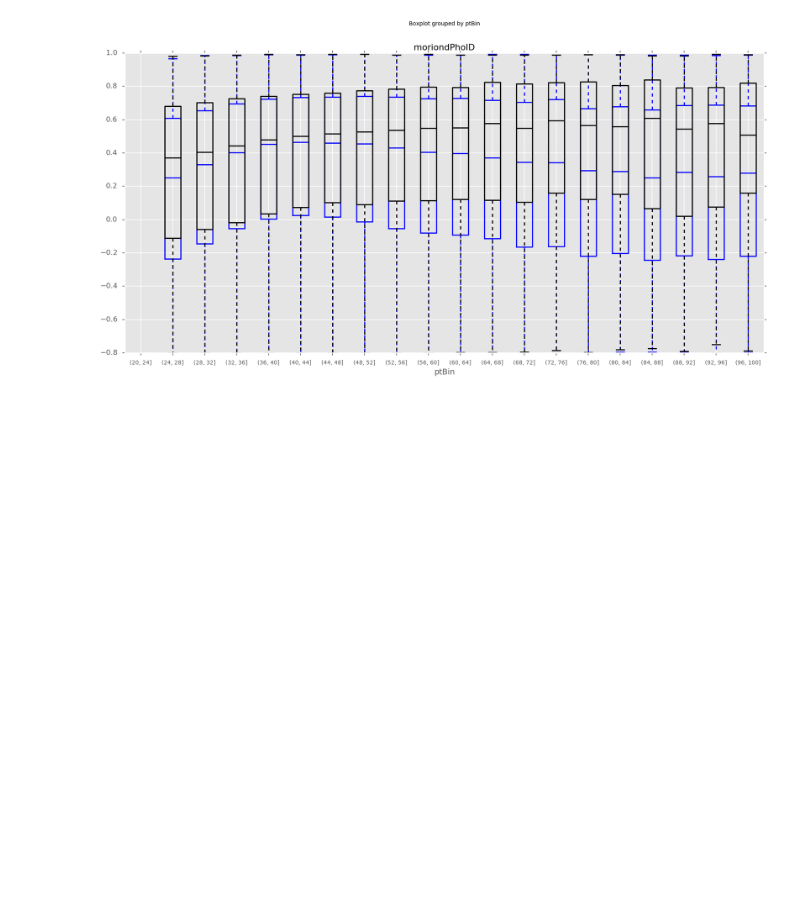
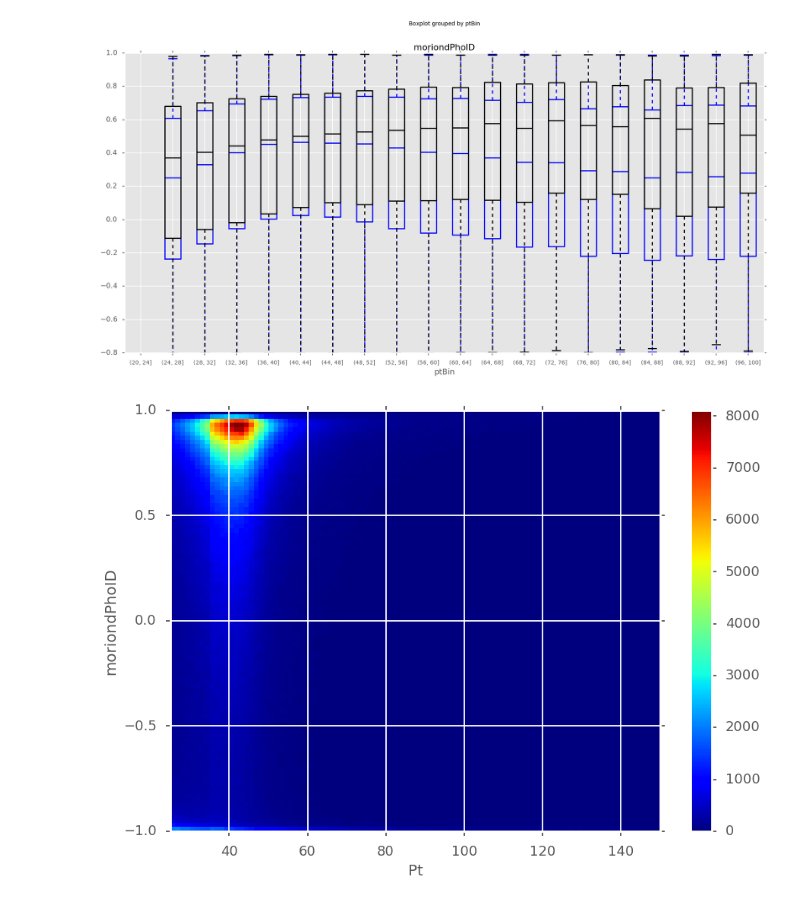
Before and after one commit to threiten/dataMC-1, a Jupyter notebook: MTR/FInalCode4_checkPhoIDMVA1-Boxplots.ipynb, the cells around one changed output. Drawn from its saved outputs; the diff is of its cells as text; code cells hidden in the pictures; blank space fills up the shorter version.

Commit message:
add 2D hist

```diff
--- a/MTR/FInalCode4_checkPhoIDMVA1-Boxplots.ipynb
+++ b/MTR/FInalCode4_checkPhoIDMVA1-Boxplots.ipynb
@@ -292,3 +292,15 @@ do_boxplot(dfEE,'moriondPhoID', 'ptBin', 'black', ax)
 [figure]
 [figure]
 [figure]
+# %%
+edgePt=np.arange(0.0,40.0,0.01)
+fig = plt.figure()
+ax = fig.add_subplot(111)
+ax.set_xlabel("Pt")
+ax.set_ylabel("moriondPhoID")
+plt.hist2d(dfdata["Pt"], dfdata["moriondPhoID"], bins=100)
+ax.set_ylim(-1,1)
+plt.colorbar()
+plt.show()
+# %% [output]
+[figure, added]
```
Also changed, not shown: 4 other files.
